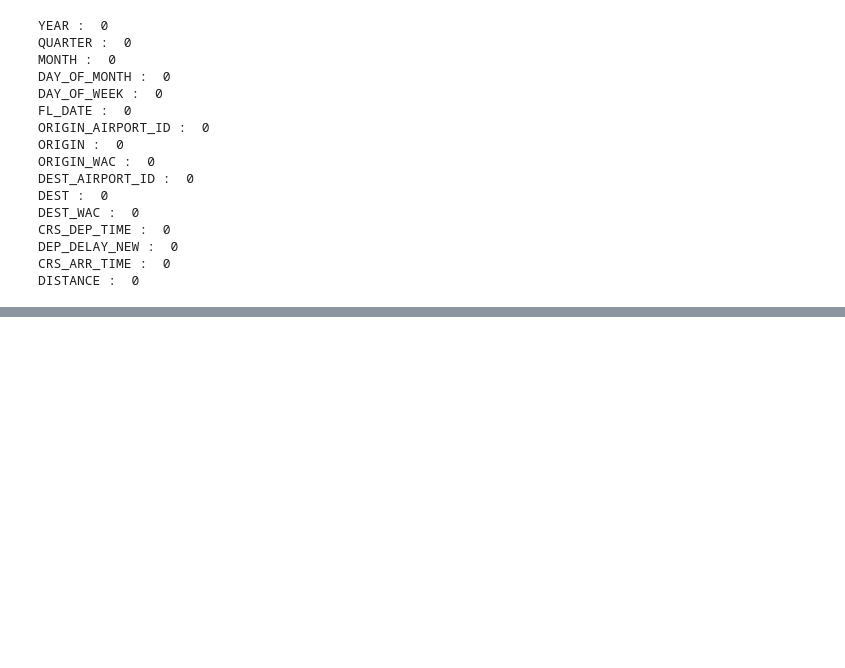
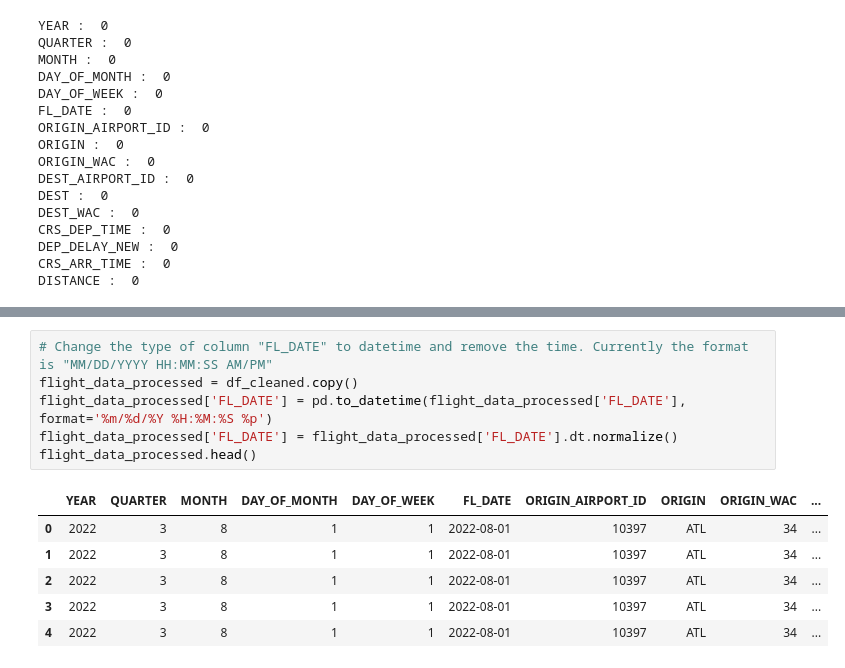
Before and after one commit to rezaqorbani/flight-delay-predictor, a Jupyter notebook: feature_engineering/preprocessing_flight_data.ipynb, the cells around one changed output, grey strips where cells are left out. Cells and saved outputs as stored; diff of their text form; blank space fills up the shorter version.

```diff
--- a/feature_engineering/preprocessing_flight_data.ipynb
+++ b/feature_engineering/preprocessing_flight_data.ipynb
@@ -127,0 +129,13 @@ df_cleaned
+# %%
+# Change the type of column "FL_DATE" to datetime and remove the time. Currently the format is "MM/DD/YYYY HH:MM:SS AM/PM"
+flight_data_processed = df_cleaned.copy()
+flight_data_processed['FL_DATE'] = pd.to_datetime(flight_data_processed['FL_DATE'], format='%m/%d/%Y %H:%M:%S %p')
+flight_data_processed['FL_DATE'] = flight_data_processed['FL_DATE'].dt.normalize()
+flight_data_processed.head()
+# %% [output]
+|  | YEAR | QUARTER | MONTH | DAY_OF_MONTH | DAY_OF_WEEK | FL_DATE | ORIGIN_AIRPORT_ID | ORIGIN | ORIGIN_WAC | ... |
+| 0 | 2022 | 3 | 8 | 1 | 1 | 2022-08-01 | 10397 | ATL | 34 | ... |
+| 1 | 2022 | 3 | 8 | 1 | 1 | 2022-08-01 | 10397 | ATL | 34 | ... |
+| 2 | 2022 | 3 | 8 | 1 | 1 | 2022-08-01 | 10397 | ATL | 34 | ... |
+| 3 | 2022 | 3 | 8 | 1 | 1 | 2022-08-01 | 10397 | ATL | 34 | ... |
+| 4 | 2022 | 3 | 8 | 1 | 1 | 2022-08-01 | 10397 | ATL | 34 | ... |
```
Also changed, not shown: parts of 12 cells of this notebook.
